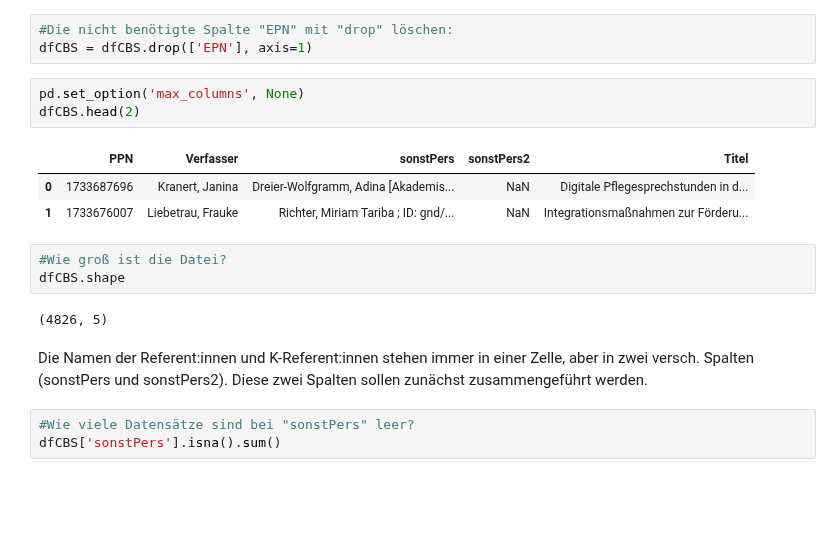
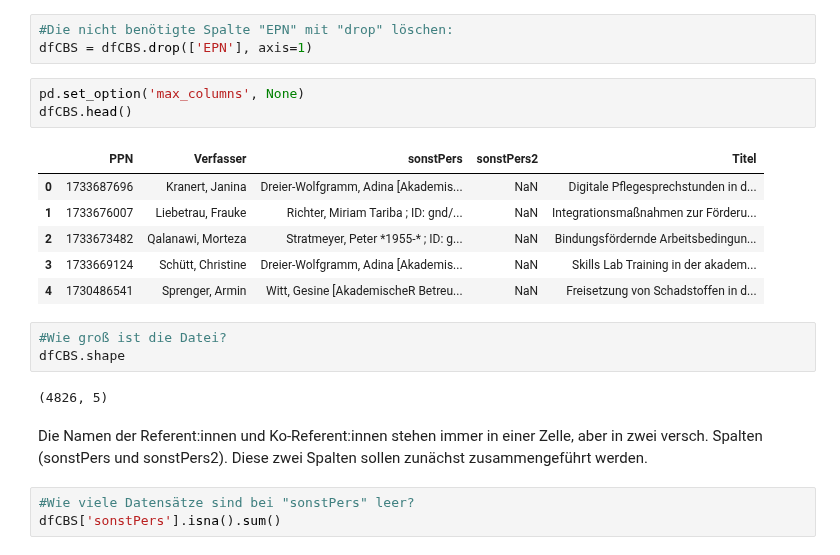
Before and after one commit to Daniela-Mayer/2020-11-30-Data_Librarian_Daniela_Mayer, a Jupyter notebook: Modul_6/notebooks/Abschlussprojekt Data Librarian 2021 Daniela Mayer.ipynb, the cells around one changed output. Drawn from its saved outputs; the diff is of its cells as text; blank space fills up the shorter version.

```diff
--- a/Modul_6/notebooks/Abschlussprojekt Data Librarian 2021 Daniela Mayer.ipynb
+++ b/Modul_6/notebooks/Abschlussprojekt Data Librarian 2021 Daniela Mayer.ipynb
@@ -26,18 +26,21 @@ dfCBS.head()
 dfCBS = dfCBS.drop(['EPN'], axis=1)
 # %%
 pd.set_option('max_columns', None)
-dfCBS.head(2)
+dfCBS.head()
 # %% [output]
 |  | PPN | Verfasser | sonstPers | sonstPers2 | Titel |
 | 0 | 1733687696 | Kranert, Janina | Dreier-Wolfgramm, Adina [Akademis... | NaN | Digitale Pflegesprechstunden in d... |
 | 1 | 1733676007 | Liebetrau, Frauke | Richter, Miriam Tariba ; ID: gnd/... | NaN | Integrationsmaßnahmen zur Förderu... |
+| 2 | 1733673482 | Qalanawi, Morteza | Stratmeyer, Peter *1955-* ; ID: g... | NaN | Bindungsfördernde Arbeitsbedingun... |
+| 3 | 1733669124 | Schütt, Christine | Dreier-Wolfgramm, Adina [Akademis... | NaN | Skills Lab Training in der akadem... |
+| 4 | 1730486541 | Sprenger, Armin | Witt, Gesine [AkademischeR Betreu... | NaN | Freisetzung von Schadstoffen in d... |
 # %%
 #Wie groß ist die Datei?
 dfCBS.shape
 # %% [output]
 (4826, 5)
 # %% [markdown]
-Die Namen der Referent:innen und K-Referent:innen stehen immer in einer Zelle, aber in zwei versch. Spalten (sonstPers und sonstPers2). Diese zwei Spalten sollen zunächst zusammengeführt werden.
+Die Namen der Referent:innen und Ko-Referent:innen stehen immer in einer Zelle, aber in zwei versch. Spalten (sonstPers und sonstPers2). Diese zwei Spalten sollen zunächst zusammengeführt werden.
 # %%
 #Wie viele Datensätze sind bei "sonstPers" leer?
 dfCBS['sonstPers'].isna().sum()
```
Also changed, not shown: parts of 2 cells of this notebook.
